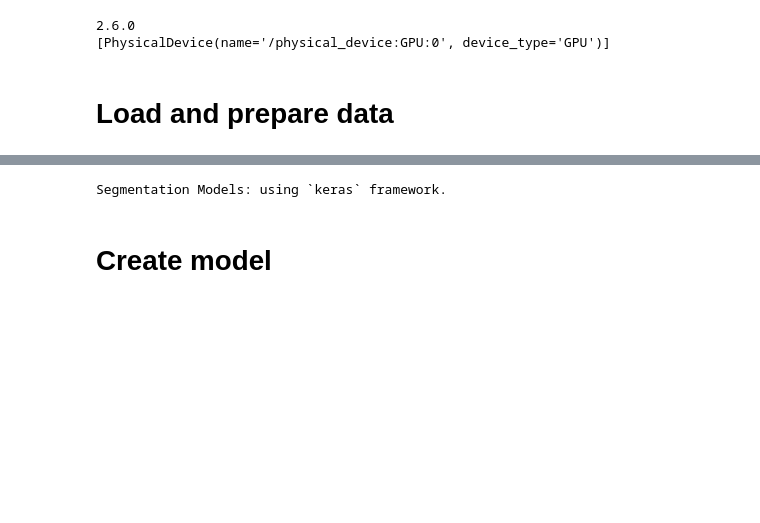
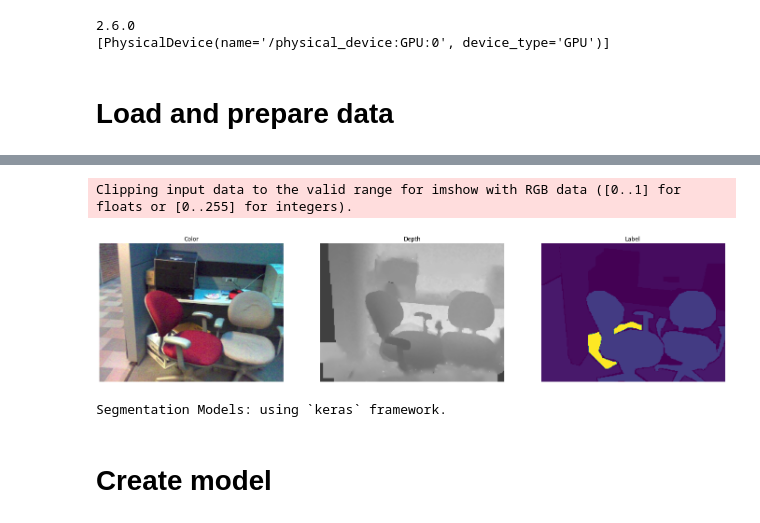
Before and after one commit to mikelalda/TFM, a Jupyter notebook: Modelo/Transfer_Unet_Resnet34_2.ipynb, the cells around one changed output, grey strips where cells are left out. Drawn from its saved outputs; the diff is of its cells as text; code cells hidden in the pictures; blank space fills up the shorter version.

```diff
--- a/Modelo/Transfer_Unet_Resnet34_2.ipynb
+++ b/Modelo/Transfer_Unet_Resnet34_2.ipynb
@@ -96,3 +114,44 @@ del X_train, X_val
+# %%
+import matplotlib.pyplot as plt
+
+def plot_color(ax, color, title="Color"):
+    """Displays a color image from the NYU dataset."""
+
+    ax.axis('off')
+    ax.set_title(title)
+    ax.imshow(color)
+
+def plot_depth(ax, depth, title="Depth"):
+    """Displays a depth map from the NYU dataset."""
+
+    ax.axis('off')
+    ax.set_title(title)
+    ax.imshow(depth, cmap='Spectral')
+
+def plot_label(ax, labels, title="Label"):
+    """Displays a label map from the NYU dataset."""
+
+    ax.axis('off')
+    ax.set_title(title)
+    ax.imshow(labels)
+# %%
+fig = plt.figure("Labeled Dataset Sample", figsize=(24, 10))
+
+for number in range(1):
+    fig = plt.figure("Labeled Dataset Sample", figsize=(24, 10))
+    ax = fig.add_subplot(1, 3, 1)
+    plot_color(ax, x1_train[number])
+
+    ax = fig.add_subplot(1, 3, 2)
+    plot_depth(ax, x2_train[number])
+
+    ax = fig.add_subplot(1, 3, 3)
+    plot_label(ax, np.argmax(y_train[number],axis=-1))
+
+    plt.show()
+# %% [output]
+Clipping input data to the valid range for imshow with RGB data ([0..1] for floats or [0..255] for integers).
+[figure, added]
 # %%
 from segmentation_models import get_preprocessing
 
```
Also changed, not shown: parts of 14 cells of this notebook, 17 other files.
